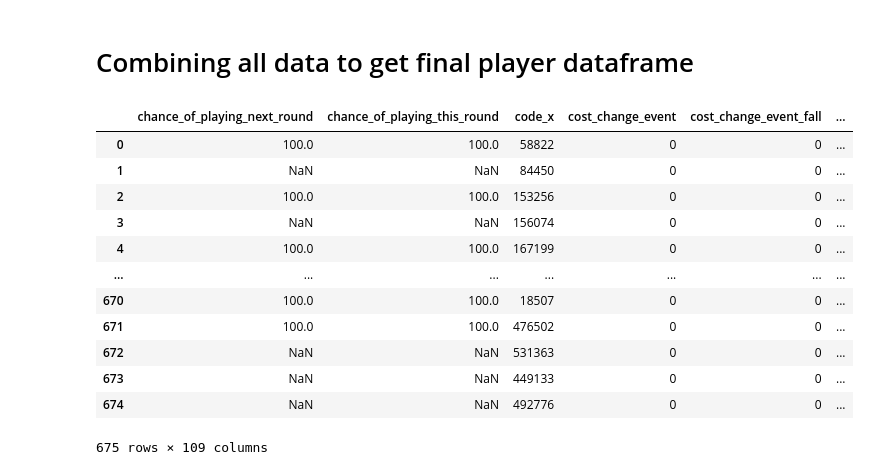
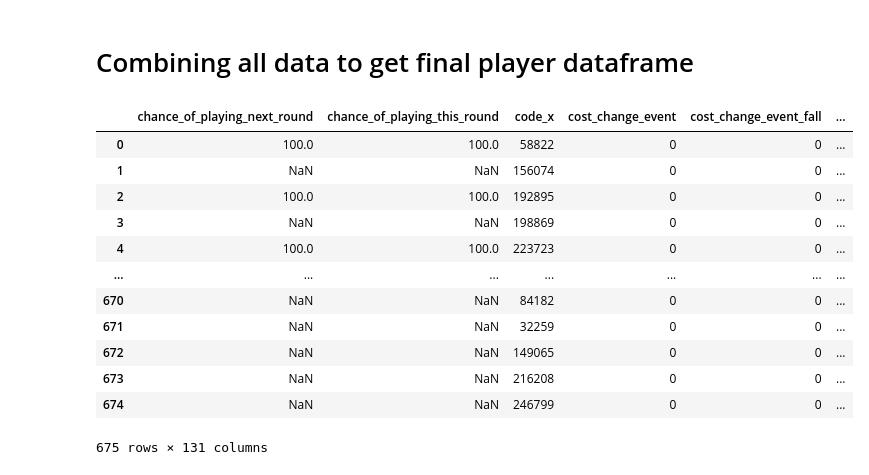
Before and after one commit to MokuaEnock/English-Premier-League-data-Analysed, a Jupyter notebook: fantasy.ipynb, the cells around one changed output. Saved outputs shown, nothing was run; the diff lists cells and outputs as text; code cells hidden in the pictures.

Commit message:
add positions to  player data

```diff
--- a/fantasy.ipynb
+++ b/fantasy.ipynb
@@ -93,19 +93,32 @@ df = pd.merge(
     left_on='team',
     right_on='id'
 )
-# %%
-df
-# %% [output]
-|  | chance_of_playing_next_round | chance_of_playing_this_round | code_x | cost_change_event | cost_change_event_fall | ... |
-| 0 | 100.0 | 100.0 | 58822 | 0 | 0 | ... |
-| 1 | NaN | NaN | 84450 | 0 | 0 | ... |
-| 2 | 100.0 | 100.0 | 153256 | 0 | 0 | ... |
-| 3 | NaN | NaN | 156074 | 0 | 0 | ... |
-| 4 | 100.0 | 100.0 | 167199 | 0 | 0 | ... |
-| ... | ... | ... | ... | ... | ... | ... |
-| 670 | 100.0 | 100.0 | 18507 | 0 | 0 | ... |
-| 671 | 100.0 | 100.0 | 476502 | 0 | 0 | ... |
-| 672 | NaN | NaN | 531363 | 0 | 0 | ... |
-| 673 | NaN | NaN | 449133 | 0 | 0 | ... |
-| 674 | NaN | NaN | 492776 | 0 | 0 | ... |
-675 rows × 109 columns
+# %%
+# join player positions
+df = df.merge(
+    positions,
+    left_on='element_type',
+    right_on='id'
+)
+
+# rename columns
+df = df.rename(
+    columns={'name':'team_name', 'singular_name':'position_name'}
+)
+
+# show result
+df
+# %% [output]
+|  | chance_of_playing_next_round | chance_of_playing_this_round | code_x | cost_change_event | cost_change_event_fall | ... |
+| 0 | 100.0 | 100.0 | 58822 | 0 | 0 | ... |
+| 1 | NaN | NaN | 156074 | 0 | 0 | ... |
+| 2 | 100.0 | 100.0 | 192895 | 0 | 0 | ... |
+| 3 | NaN | NaN | 198869 | 0 | 0 | ... |
+| 4 | 100.0 | 100.0 | 223723 | 0 | 0 | ... |
+| ... | ... | ... | ... | ... | ... | ... |
+| 670 | NaN | NaN | 84182 | 0 | 0 | ... |
+| 671 | NaN | NaN | 32259 | 0 | 0 | ... |
+| 672 | NaN | NaN | 149065 | 0 | 0 | ... |
+| 673 | NaN | NaN | 216208 | 0 | 0 | ... |
+| 674 | NaN | NaN | 246799 | 0 | 0 | ... |
+675 rows × 131 columns
```
